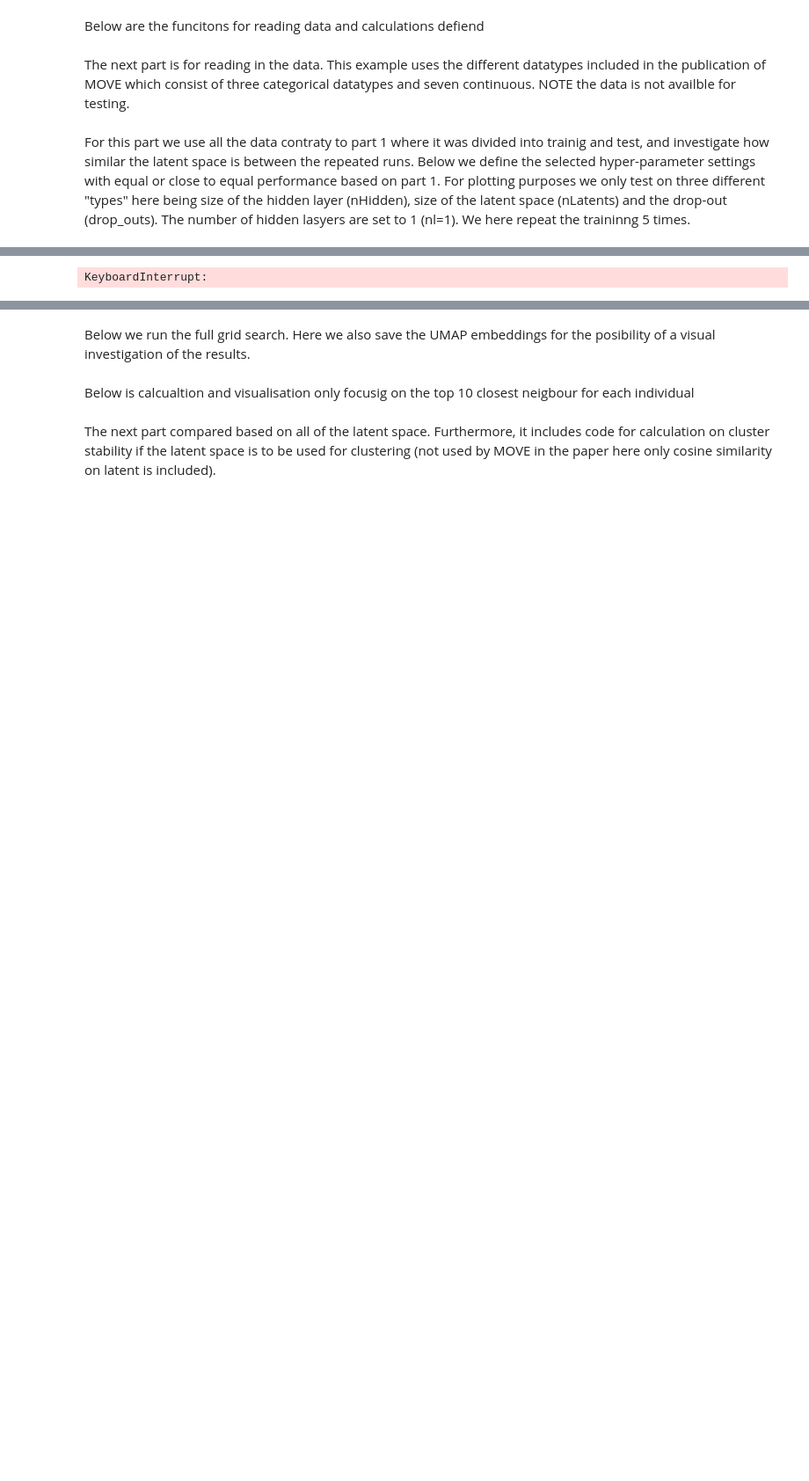
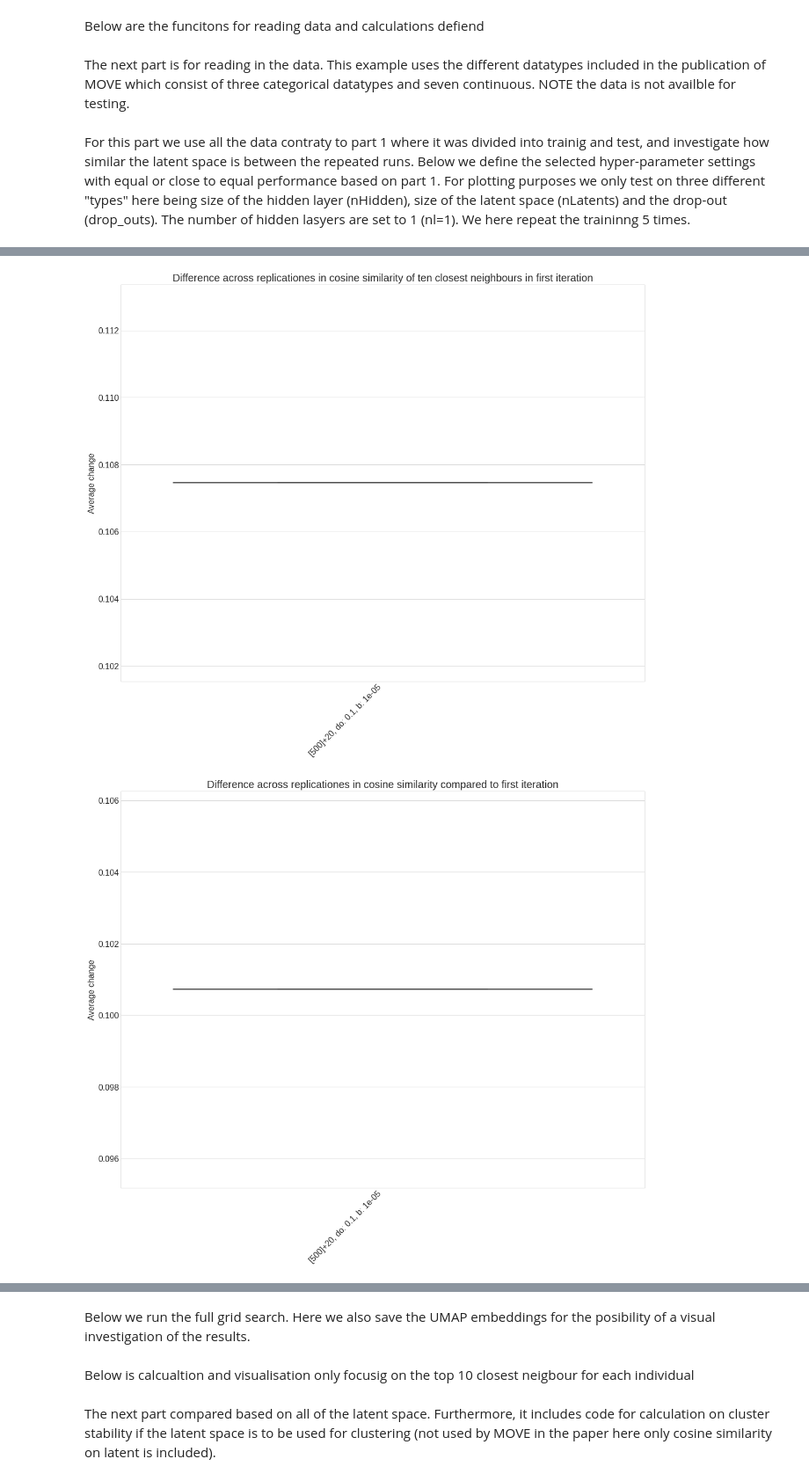
Before and after one commit to RasmussenLab/MOVE, a Jupyter notebook: 03_MOVE_hyperparameter_optimization_stability.ipynb, the cells around one changed output, grey strips where cells are left out. Shown at 88% size. Drawn from its saved outputs; the diff is of its cells as text; code cells hidden in the pictures; blank space fills up the shorter version.

```diff
--- a/03_MOVE_hyperparameter_optimization_stability.ipynb
+++ b/03_MOVE_hyperparameter_optimization_stability.ipynb
@@ -33,7 +33,10 @@ def main(base_config=base_config):
                         config_types=['data', 'model', 'tuning_stability'])
 
     #Getting the variables used in the notebook
-    path = cfg.data.processed_data_path
+    raw_data_path = cfg.data.raw_data_path
+    interim_data_path = cfg.data.interim_data_path
+    processed_data_path = cfg.data.processed_data_path
+
     data_of_interest = cfg.data.data_of_interest
     categorical_names = cfg.data.categorical_names
     continuous_names = cfg.data.continuous_names
@@ -62,7 +65,7 @@ def main(base_config=base_config):
         raise('Currently the code is implemented to take take only one value for batch_size')
 
     #Getting the data
-    cat_list, con_list, cat_names, con_names, headers_all, drug, drug_h = get_data(path, categorical_names, continuous_names, data_of_interest)
+    cat_list, con_list, cat_names, con_names, headers_all, drug, drug_h = get_data(raw_data_path, interim_data_path, categorical_names, continuous_names, data_of_interest)
 
     #Performing hyperparameter tuning
     embeddings, latents, con_recons, cat_recons, recon_acc = optimize_stability(nHiddens, nLatents,
@@ -70,7 +73,7 @@ def main(base_config=base_config):
                                                                                 nepochs, nLayers,
                                                                                 batch_sizes, lrate,
                                                                                 kld_steps, batch_steps,
-                                                                                cuda, path,
+                                                                                cuda, processed_data_path,
                                                                                 con_list, cat_list,
                                                                                 continuous_weights, categorical_weights,
                                                                                 seed)
@@ -82,19 +85,19 @@ def main(base_config=base_config):
 
     # Plotting the results
     try:
-        draw_boxplot(path=path,
+        draw_boxplot(path=processed_data_path ,
                      df=stability_top10,
                      title_text='Difference across replicationes in cosine similarity of ten closest neighbours in first iteration',
                      y_label_text="Average change",
                      save_fig_name="stability_top10")
 
-        draw_boxplot(path=path,
+        draw_boxplot(path=processed_data_path ,
                      df=stability_total,
                      title_text='Difference across replicationes in cosine similarity compared to first iteration',
                      y_label_text="Average change",
                      save_fig_name="stability_all")
 
-        draw_boxplot(path=path,
+        draw_boxplot(path=processed_data_path,
                      df=rand_index,
                      title_text='Rand index across replicationes compared to first iteration',
                      y_label_text="Rand index",
@@ -133 +136,2 @@ Beginning the hyperparameter tuning for stability.
-KeyboardInterrupt:
+[figure, added]
+[figure, added]
```
Also changed, not shown: parts of 1 cell of this notebook, 13 other files.
